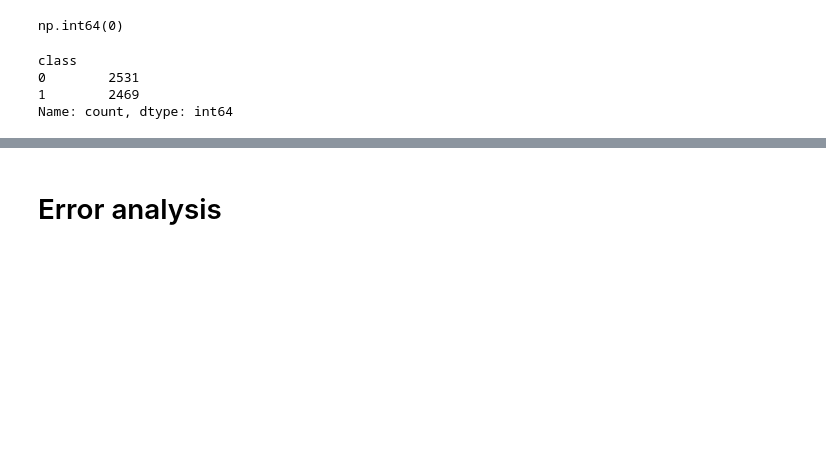
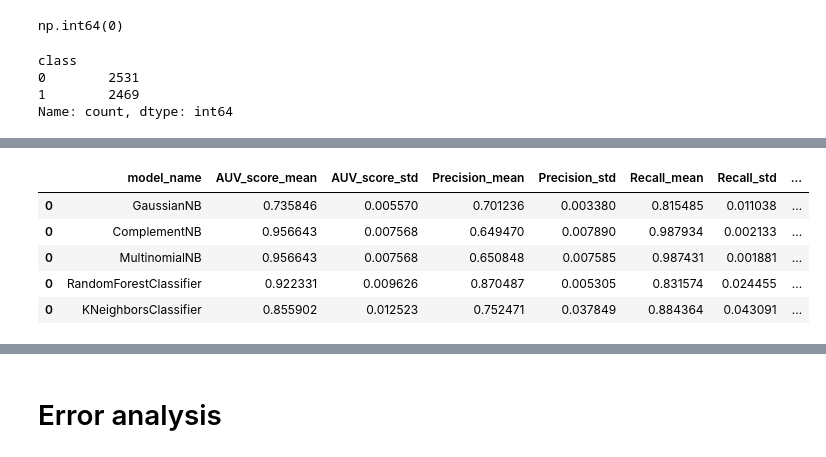
Before and after one commit to ArielMAs/arielmas.github.io, a Jupyter notebook: src/suicide_detector/classification.ipynb, the cells around one changed output, grey strips where cells are left out. Cells and saved outputs as stored; diff of their text form; code cells hidden in the pictures; blank space fills up the shorter version.

```diff
--- a/src/suicide_detector/classification.ipynb
+++ b/src/suicide_detector/classification.ipynb
@@ -19,2 +78,0 @@ from sklearn.svm import SVC
-# %%
-pd.set_option('display.max_colwidth', None)
@@ -251,0 +247,9 @@ SVC model was selected due to highest ROC AUC, highest Recall, and highest F1 sc
+# %%
+model_performance
+# %% [output]
+|  | model_name | AUV_score_mean | AUV_score_std | Precision_mean | Precision_std | Recall_mean | Recall_std | ... |
+| 0 | GaussianNB | 0.735846 | 0.005570 | 0.701236 | 0.003380 | 0.815485 | 0.011038 | ... |
+| 0 | ComplementNB | 0.956643 | 0.007568 | 0.649470 | 0.007890 | 0.987934 | 0.002133 | ... |
+| 0 | MultinomialNB | 0.956643 | 0.007568 | 0.650848 | 0.007585 | 0.987431 | 0.001881 | ... |
+| 0 | RandomForestClassifier | 0.922331 | 0.009626 | 0.870487 | 0.005305 | 0.831574 | 0.024455 | ... |
+| 0 | KNeighborsClassifier | 0.855902 | 0.012523 | 0.752471 | 0.037849 | 0.884364 | 0.043091 | ... |
```
Also changed, not shown: parts of 89 cells of this notebook, 3 other files.
